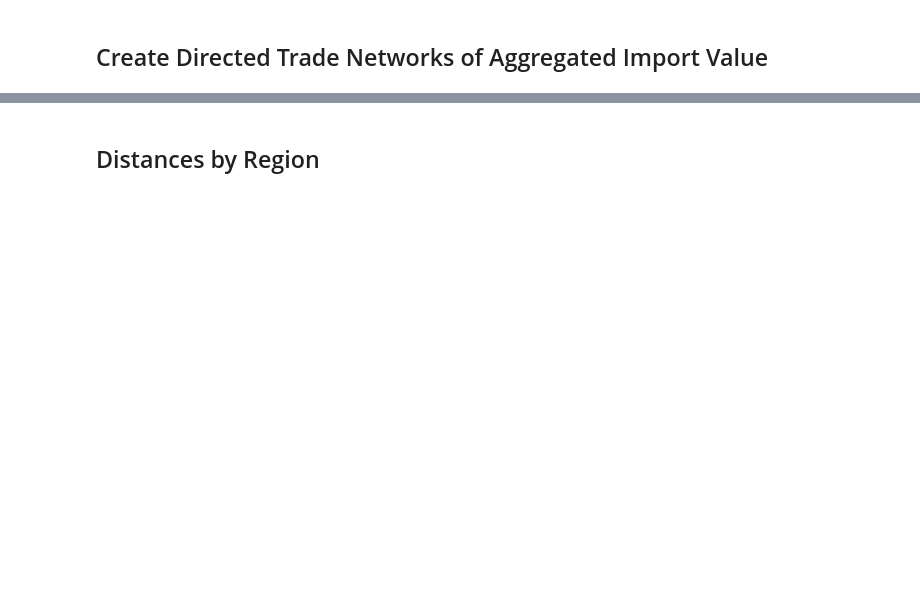
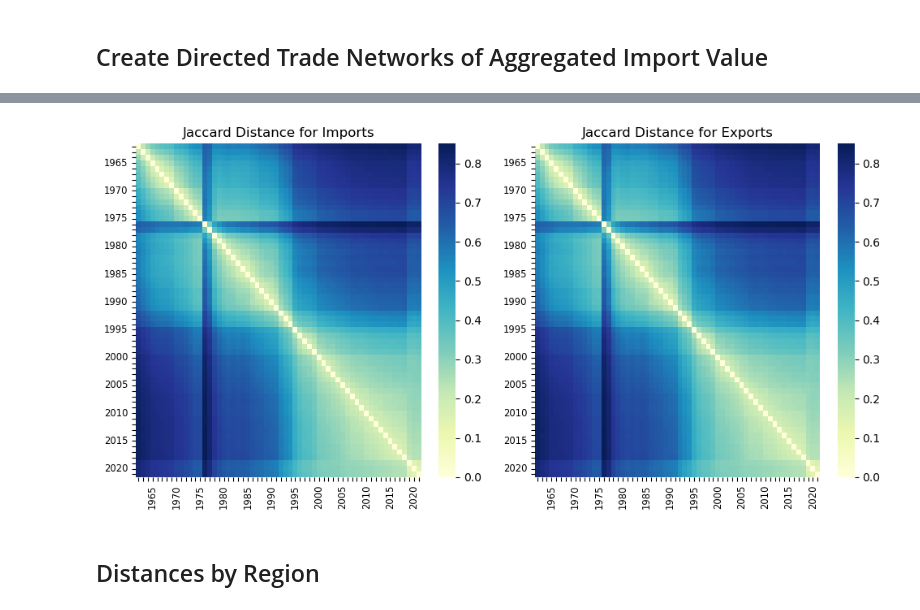
Before and after one commit to soschuetze/Trade-GNN-ChangePoint, a Jupyter notebook: network_exploration.ipynb, the cells around one changed output, grey strips where cells are left out. Drawn from its saved outputs; the diff is of its cells as text; code cells hidden in the pictures; blank space fills up the shorter version.

```diff
--- a/network_exploration.ipynb
+++ b/network_exploration.ipynb
@@ -306,0 +255,6 @@ plt.show()
+# %%
+export_graphs = []
+
+for y in export_percent:
+    G = nx.from_pandas_adjacency(y, create_using=nx.DiGraph())
+    export_graphs.append(G)
@@ -306,0 +355,3 @@ plt.show()
+# %%
+jaccard_distances_imports = pairwise_distance(import_graphs, jaccard_distance)
+jaccard_distances_exports = pairwise_distance(export_graphs, jaccard_distance)
@@ -307,3 +397,7 @@ plt.show()
+# %%
+create_heatmaps(jaccard_distances_imports, jaccard_distances_exports, 'Jaccard Distance')
+# %% [output]
+[figure, added]
 # %% [markdown]
 ## Distances by Region
 # %%
```
Also changed, not shown: parts of 99 cells of this notebook, 3 other files.
